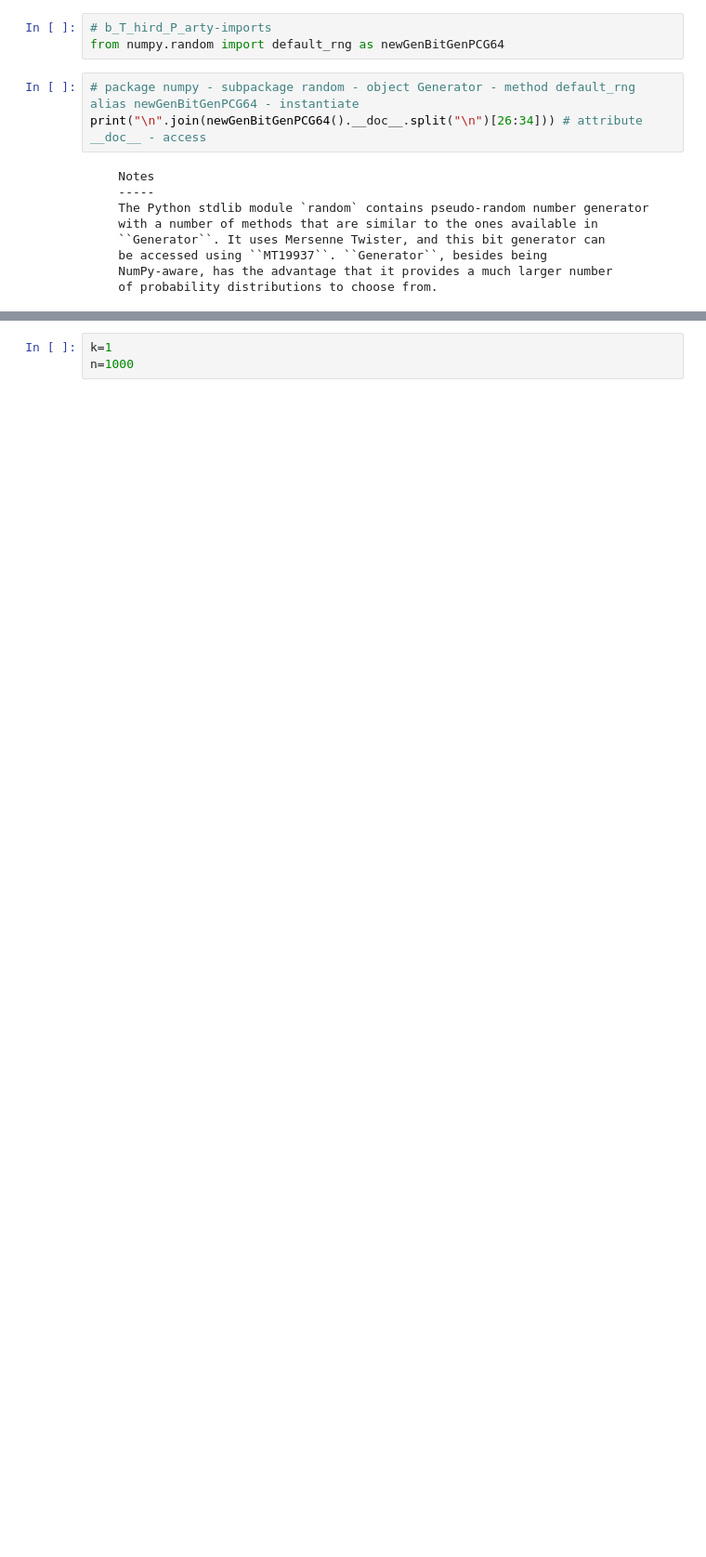
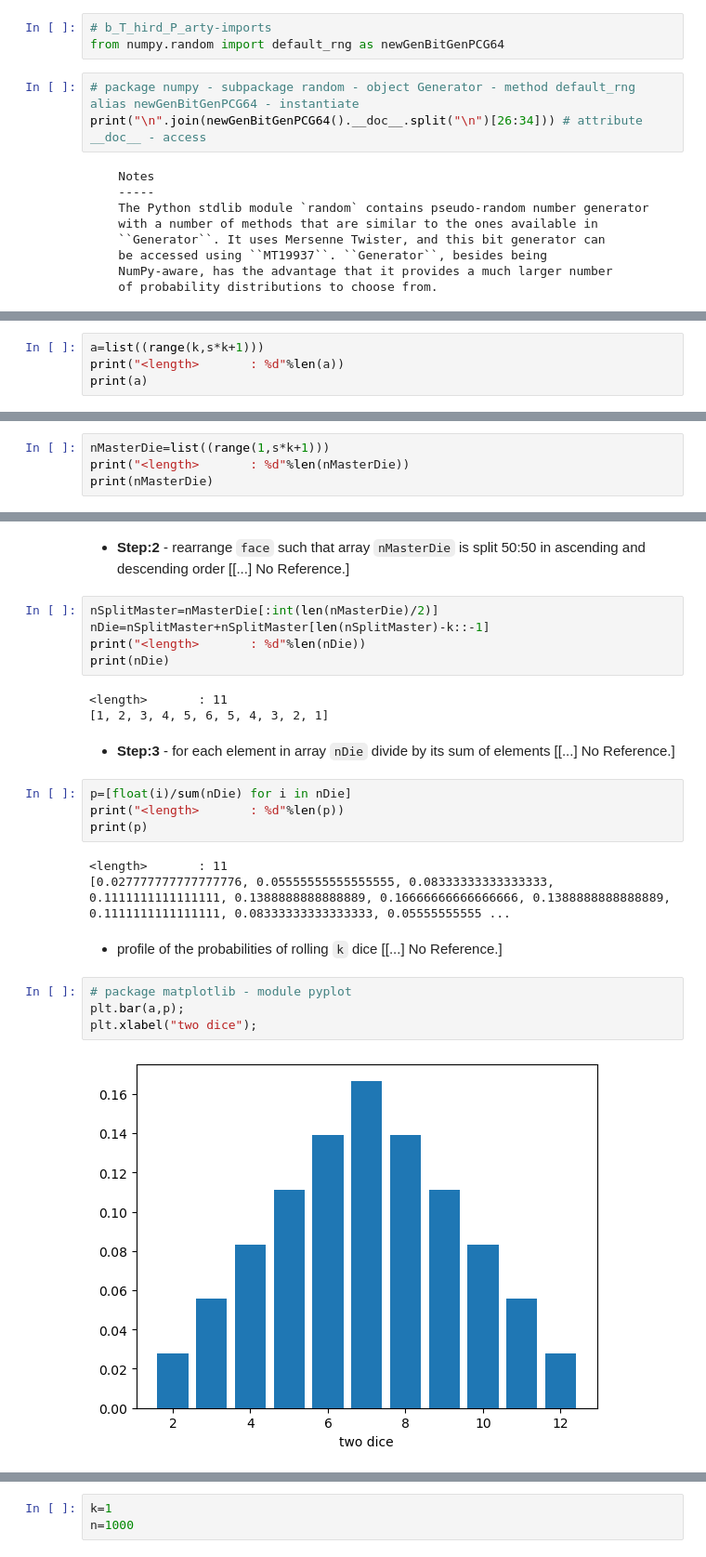
Before and after one commit to E6985/fda-tasks, a Jupyter notebook: Fundamentals-of-Data-Analysis-Tasks-2020.ipynb, the cells around one changed output, grey strips where cells are left out. Shown at 93% size. Cells and saved outputs as stored; diff of their text form; blank space fills up the shorter version.

```diff
--- a/Fundamentals-of-Data-Analysis-Tasks-2020.ipynb
+++ b/Fundamentals-of-Data-Analysis-Tasks-2020.ipynb
@@ -750,0 +744,4 @@ n=3 # roll die/dice
+# %%
+a=list((range(k,s*k+1)))
+print("<length>       : %d"%len(a))
+print(a)
@@ -750,0 +758,4 @@ n=3 # roll die/dice
+# %%
+nMasterDie=list((range(1,s*k+1)))
+print("<length>       : %d"%len(nMasterDie))
+print(nMasterDie)
@@ -750,0 +765,27 @@ n=3 # roll die/dice
+# %% [markdown]
+- **Step:2** - rearrange ``face`` such that array ``nMasterDie`` is split 50:50 in ascending and descending order [[...] No Reference.]
+# %%
+nSplitMaster=nMasterDie[:int(len(nMasterDie)/2)]
+nDie=nSplitMaster+nSplitMaster[len(nSplitMaster)-k::-1]
+print("<length>       : %d"%len(nDie))
+print(nDie)
+# %% [output]
+<length>       : 11
+[1, 2, 3, 4, 5, 6, 5, 4, 3, 2, 1]
+# %% [markdown]
+- **Step:3** - for each element in array ``nDie`` divide by its sum of elements [[...] No Reference.]
+# %%
+p=[float(i)/sum(nDie) for i in nDie]
+print("<length>       : %d"%len(p))
+print(p)
+# %% [output]
+<length>       : 11
+[0.027777777777777776, 0.05555555555555555, 0.08333333333333333, 0.1111111111111111, 0.1388888888888889, 0.16666666666666666, 0.1388888888888889, 0.1111111111111111, 0.08333333333333333, 0.05555555555 ...
+# %% [markdown]
+- profile of the probabilities of rolling ``k`` dice [[...] No Reference.]
+# %%
+# package matplotlib - module pyplot
+plt.bar(a,p);
+plt.xlabel("two dice");
+# %% [output]
+[figure, added]
```
Also changed, not shown: parts of 153 cells of this notebook.
